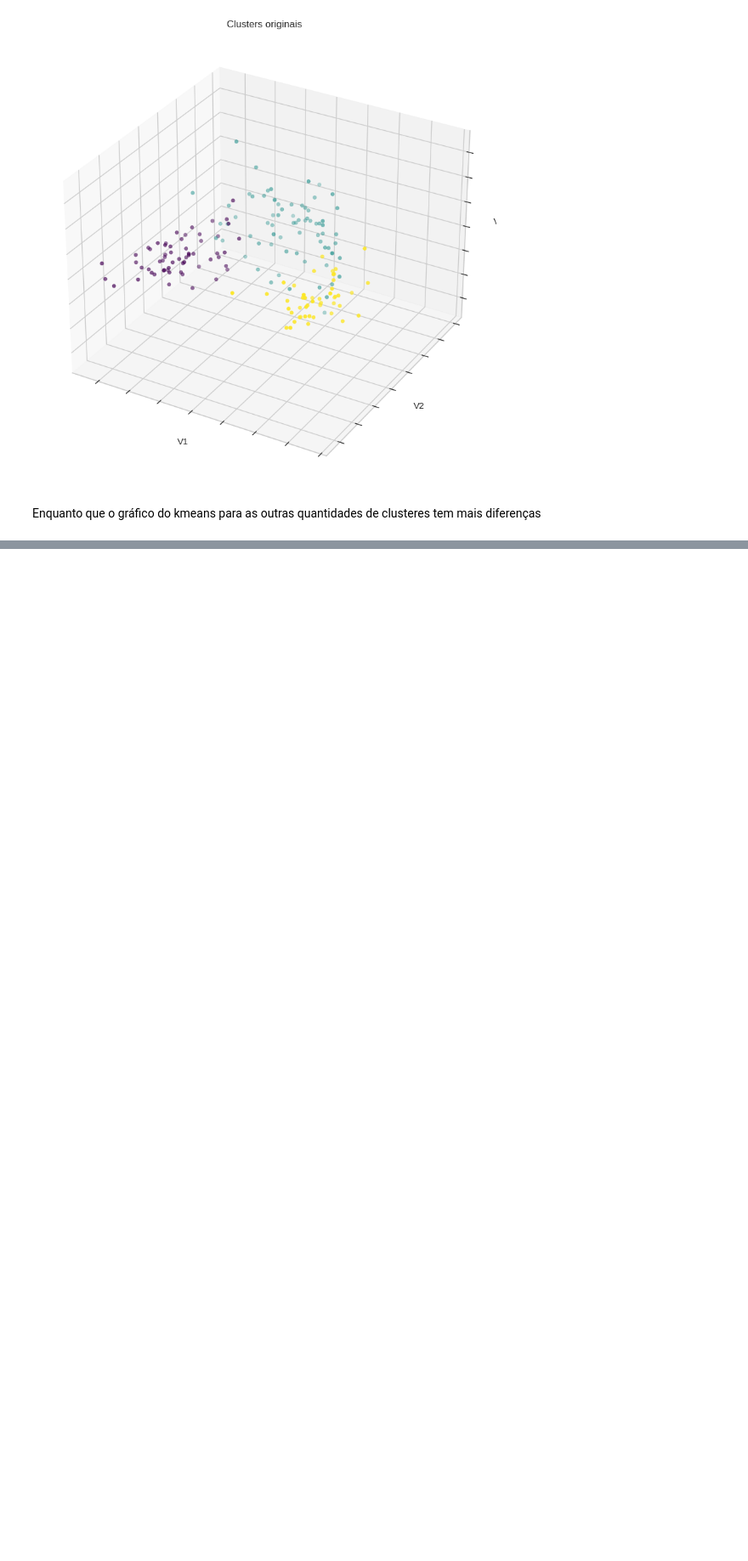
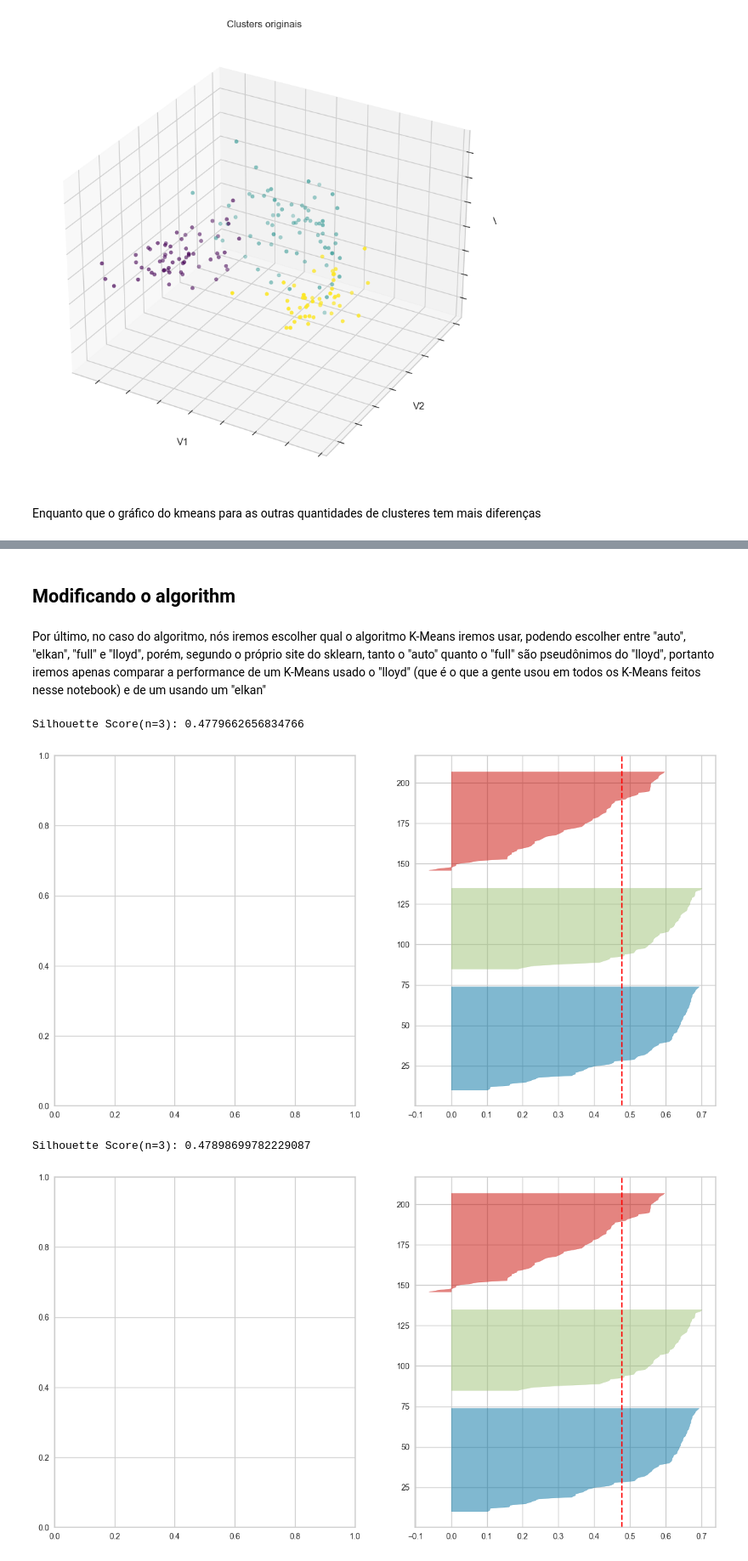
Before and after one commit to GuilhermeMaciel75/Projeto_Clustering, a Jupyter notebook: K_Means.ipynb, the cells around one changed output, grey strips where cells are left out. Shown at 85% size. Cells and saved outputs as stored; diff of their text form; code cells hidden in the pictures; blank space fills up the shorter version.

```diff
--- a/K_Means.ipynb
+++ b/K_Means.ipynb
@@ -157,0 +220,23 @@ plt.show()
+# %% [markdown]
+## Modificando o algorithm
+# %% [markdown]
+Por último, no caso do algoritmo, nós iremos escolher qual o algoritmo K-Means iremos usar, podendo escolher entre "auto", "elkan", "full" e "lloyd", porém, segundo o próprio site do sklearn, tanto o "auto" quanto o "full" são pseudônimos do "lloyd", portanto iremos apenas comparar a performance de um K-Means usado o "lloyd" (que é o que a gente usou em todos os K-Means feitos nesse notebook) e de um usando um "elkan"
+# %%
+# KMeans com algoritmo padrao
+kmean = KMeans(n_clusters=3, n_init=10)
+kmean.fit(dataset_PCA)
+label = kmean.predict(dataset_PCA)
+print(f'Silhouette Score(n=3): {silhouette_score(dataset_PCA, label)}')
+silhouette(dataset_PCA, [3])
+
+# KMeans com algoritmo elkan
+kmean = KMeans(n_clusters=3, n_init=10, algorithm="elkan")
+kmean.fit(dataset_PCA)
+label = kmean.predict(dataset_PCA)
+print(f'Silhouette Score(n=3): {silhouette_score(dataset_PCA, label)}')
+silhouette(dataset_PCA, [3], algor="elkan")
+# %% [output]
+Silhouette Score(n=3): 0.4779662656834766
+[figure, added]
+Silhouette Score(n=3): 0.47898699782229087
+[figure, added]
```
Also changed, not shown: parts of 20 cells of this notebook.
